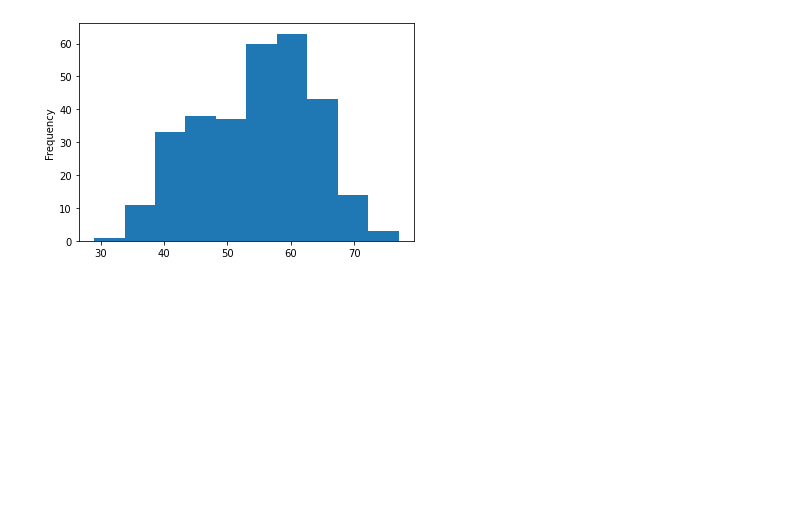
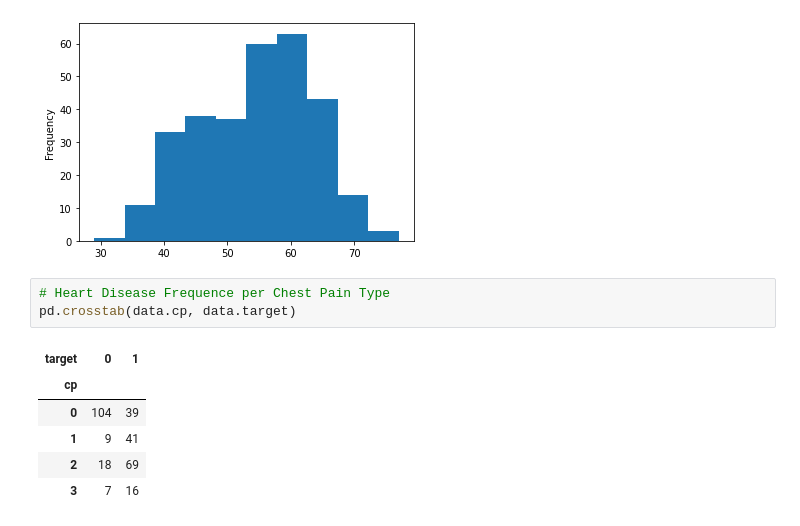
Before and after one commit to eRuaro/heart-disease-classification, a Jupyter notebook: heart-disease-classification.ipynb, the cells around one changed output. Saved outputs shown, nothing was run; the diff lists cells and outputs as text; blank space fills up the shorter version.

```diff
--- a/heart-disease-classification.ipynb
+++ b/heart-disease-classification.ipynb
@@ -202,3 +202,13 @@ data.age.plot.hist();
 # No outliers so far...
 # %% [output]
 [figure]
+# %%
+# Heart Disease Frequence per Chest Pain Type
+pd.crosstab(data.cp, data.target)
+# %% [output]
+| target | 0 | 1 |
+| cp |  |  |
+| 0 | 104 | 39 |
+| 1 | 9 | 41 |
+| 2 | 18 | 69 |
+| 3 | 7 | 16 |
```
Also changed, not shown: parts of 2 cells of this notebook.
